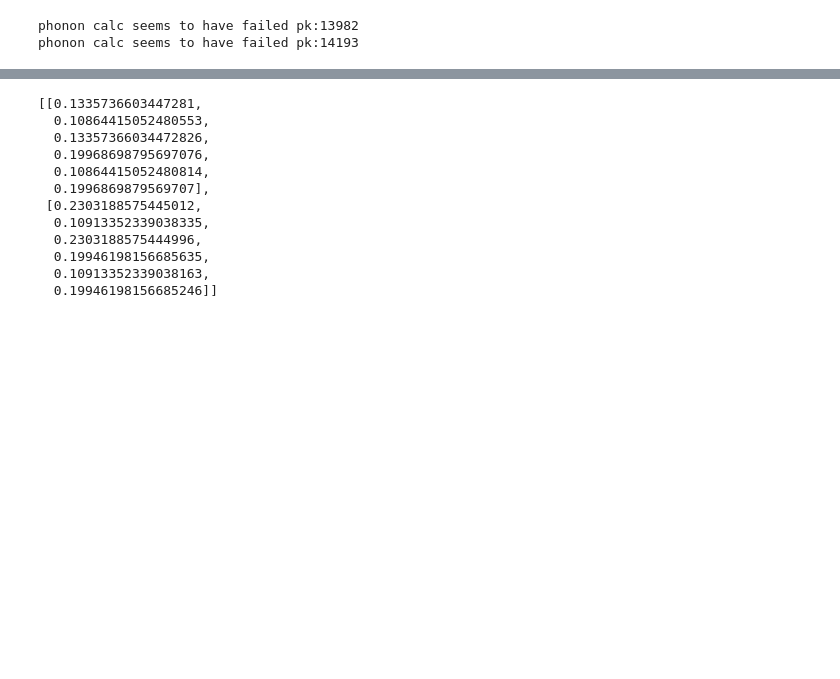
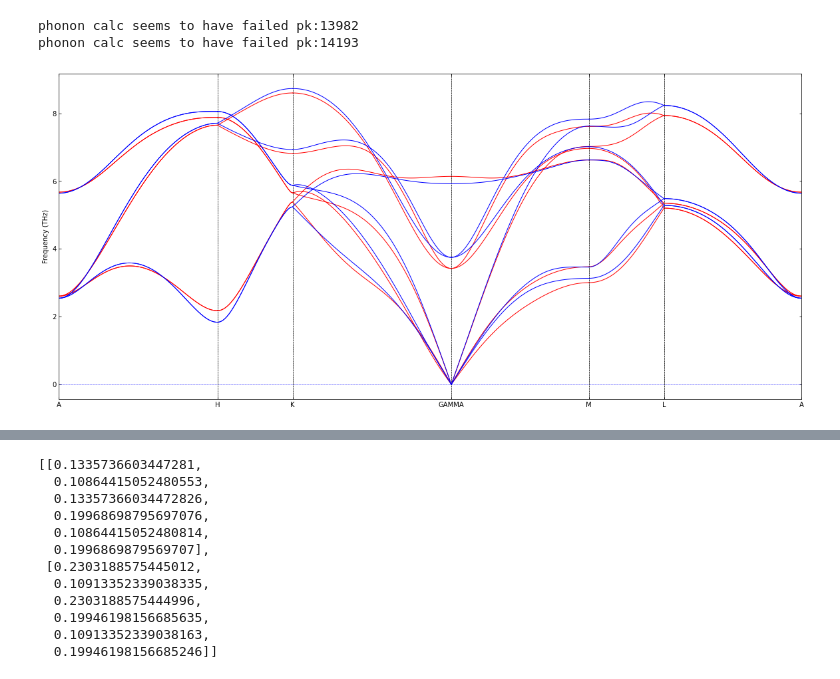
Before and after one commit to kei0822kei/aiidaplus, a Jupyter notebook: jupyter/shear.ipynb, the cells around one changed output, grey strips where cells are left out. Cells and saved outputs as stored; diff of their text form; code cells hidden in the pictures; blank space fills up the shorter version.

```diff
--- a/jupyter/shear.ipynb
+++ b/jupyter/shear.ipynb
@@ -113,0 +108,21 @@ band_plots(ax, shear_phonons[0][0:2], band_labels=labels, segment_qpoints=qpoint
+# %%
+fig = plt.figure(figsize=(20,9))
+ax = fig.add_subplot(111)
+
+# labels, qpoints = get_default_path_for_twin()
+# band_plots(ax, shear_phonons[1][18:], band_labels=labels, segment_qpoints=qpoints)
+
+labels = ['A', 'H', 'K', 'GAMMA', 'M', 'L', 'A']
+qpoint = np.array([[0,0,1/2],
+                   [1/3,1/3,1/2],
+                   [1/3,1/3,0],
+                   [0,0,0],
+                   [1/2,0,0],
+                   [1/2,0,1/2]])
+
+# band_plots(ax, shear_phonons[1][0:1], band_labels=labels, segment_qpoints=qpoints)
+band_plots(ax, [shear_phonons[1][0], shear_phonons[0][0]], band_labels=labels, segment_qpoints=qpoints)
+
+# band_plot(ax, shear_phonons[0][0], is_auto=True)
+# %% [output]
+[figure, added]
```
Also changed, not shown: parts of 22 cells of this notebook, 12 other files.
